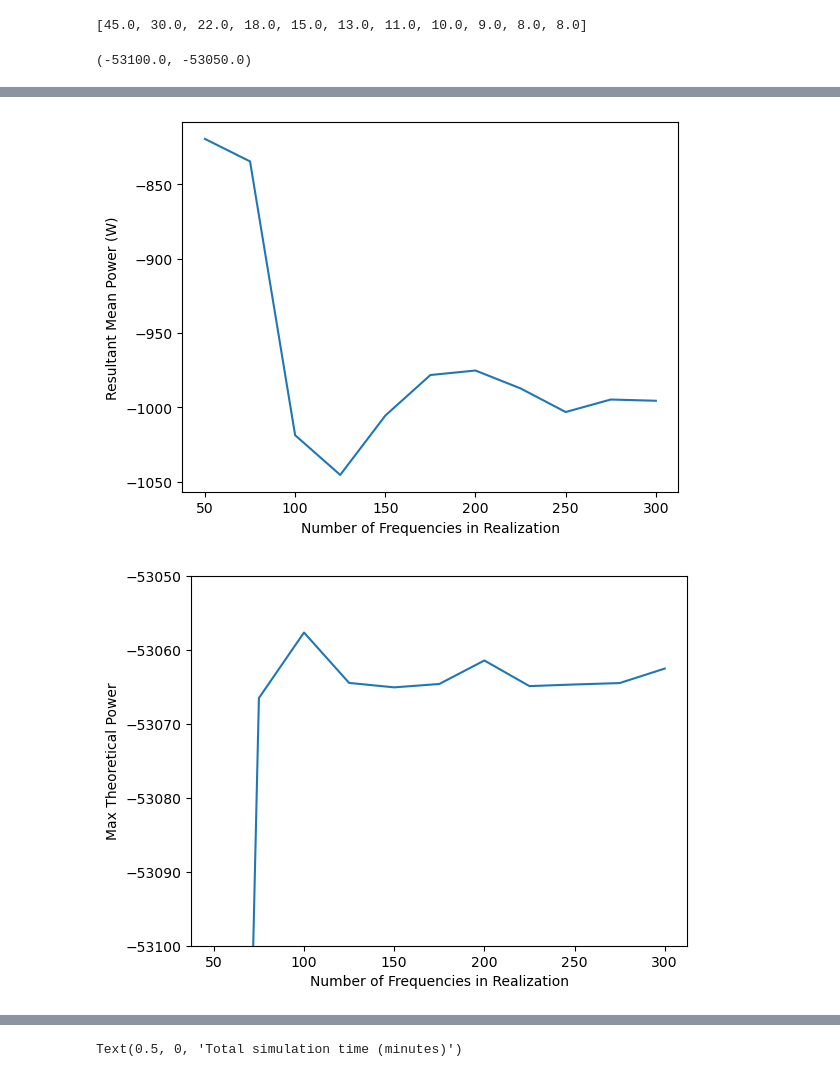
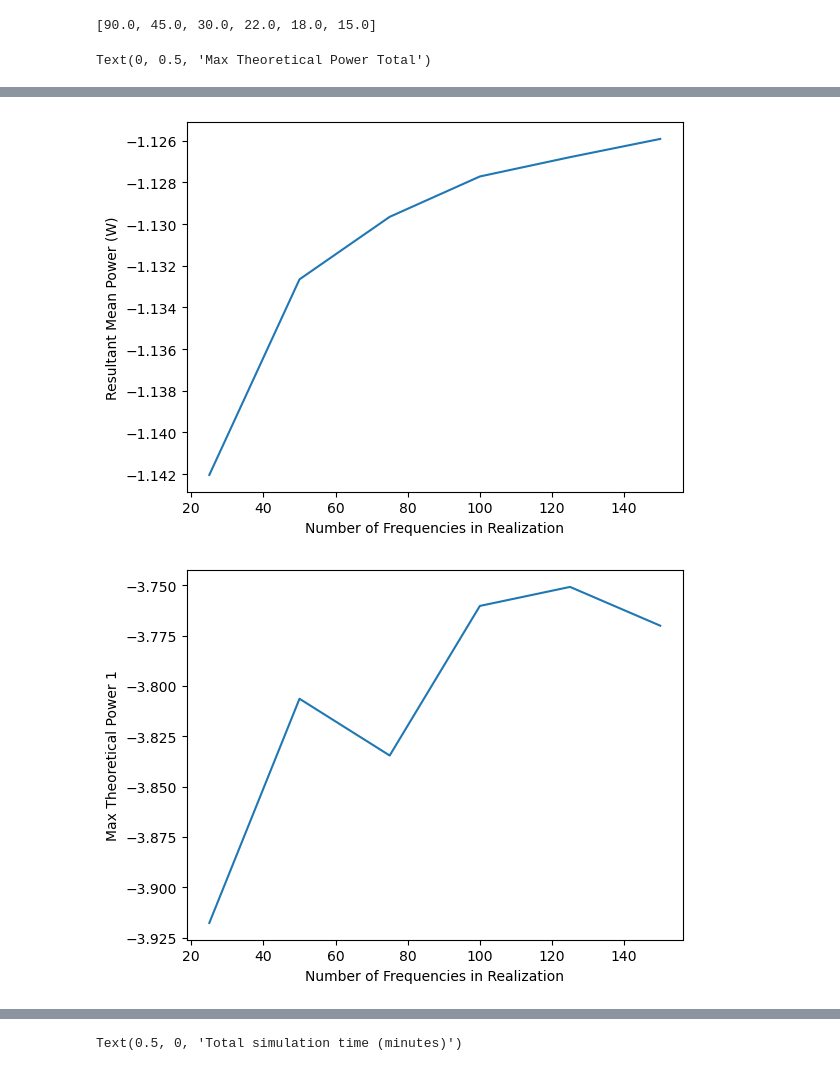
Before and after one commit to jtgrasb/WecOptTool, a Jupyter notebook: examples/analyze_realizations.ipynb, the cells around one changed output, grey strips where cells are left out. Saved outputs shown, nothing was run; the diff lists cells and outputs as text; code cells hidden in the pictures.

```diff
--- a/examples/analyze_realizations.ipynb
+++ b/examples/analyze_realizations.ipynb
@@ -79,13 +103,18 @@ Text(0.5, 0, 'Total simulation time (minutes)')
 # %%
 import xarray as xr
-nfreqs = np.linspace(50,300,11)
+nfreqs = np.linspace(25,150,6)
 fend = 1.875
+minutes_needed = 20
 
-res_ds = xr.load_dataset('pioneer_freq_time.nc')
+res_ds = xr.load_dataset('LUPA_freq_time.nc')
+
+#print(res_ds)
 
 runtime = res_ds['time'].values
 meanpower = res_ds['power'].values
-maxpower = res_ds['pmax'].values
+maxpower1 = res_ds['pmax1'].values
+maxpower2 = res_ds['pmax2'].values
+maxpowerTot = res_ds['pmaxTot'].values
 
 nrealizations_needed = [np.round(minutes_needed*60*(fend/nfreq)) for nfreq in nfreqs]
 
@@ -114,7 +143,6 @@ ax2.set_xlabel('Simulation time (s)')
 
 # plot total simulation time for each number of frequencies
 
-minutes_needed = 20
 sim_times = [(1/(fend/nfreq)) for nfreq in nfreqs]
 
 nrealizations_needed = [minutes_needed*60/sim_time for sim_time in sim_times]
@@ -142,10 +170,22 @@ ax1.set_ylabel('Resultant Mean Power (W)')
 
 fig = plt.figure()
 ax1 = fig.add_subplot(111)
-ax1.plot(nfreqs,maxpower)
+ax1.plot(nfreqs,maxpower1)
 ax1.set_xlabel('Number of Frequencies in Realization')
-ax1.set_ylabel('Max Theoretical Power')
-ax1.set_ylim([-53100, -53050])
+ax1.set_ylabel('Max Theoretical Power 1')
+#ax1.set_ylim([-53100, -53050])
+
+fig = plt.figure()
+ax1 = fig.add_subplot(111)
+ax1.plot(nfreqs,maxpower2)
+ax1.set_xlabel('Number of Frequencies in Realization')
+ax1.set_ylabel('Max Theoretical Power 2')
+
+fig = plt.figure()
+ax1 = fig.add_subplot(111)
+ax1.plot(nfreqs,maxpowerTot)
+ax1.set_xlabel('Number of Frequencies in Realization')
+ax1.set_ylabel('Max Theoretical Power Total')
 # %% [output]
-[45.0, 30.0, 22.0, 18.0, 15.0, 13.0, 11.0, 10.0, 9.0, 8.0, 8.0]
+[90.0, 45.0, 30.0, 22.0, 18.0, 15.0]
-(-53100.0, -53050.0)
+Text(0, 0.5, 'Max Theoretical Power Total')
@@ -155,2 +195,2 @@ ax1.set_ylim([-53100, -53050])
-[figure, old version]
+[figure, new version]
-[figure, old version]
+[figure, new version]
```
Also changed, not shown: parts of 4 cells of this notebook, 21 other files.
